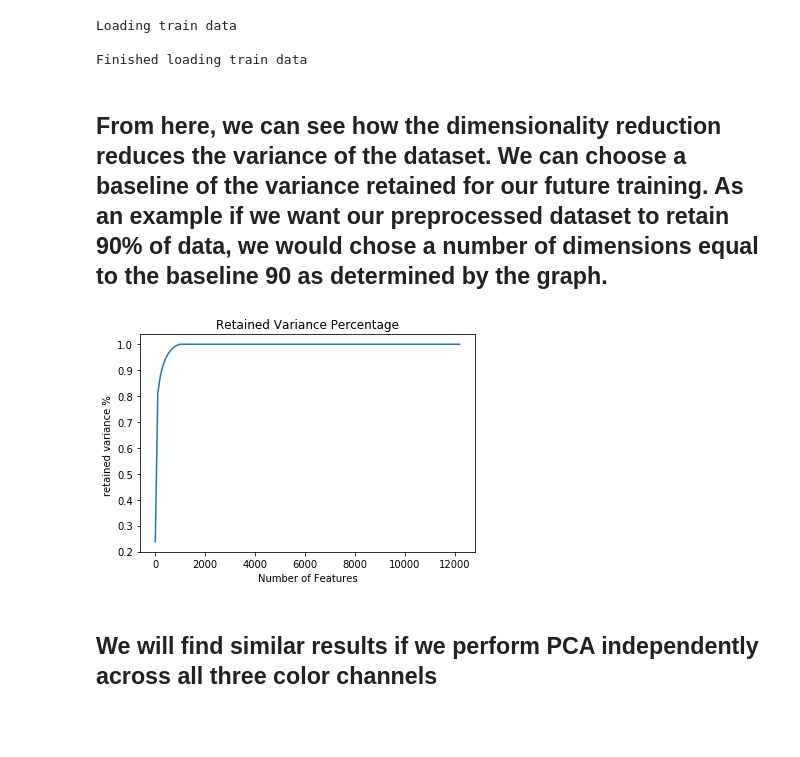
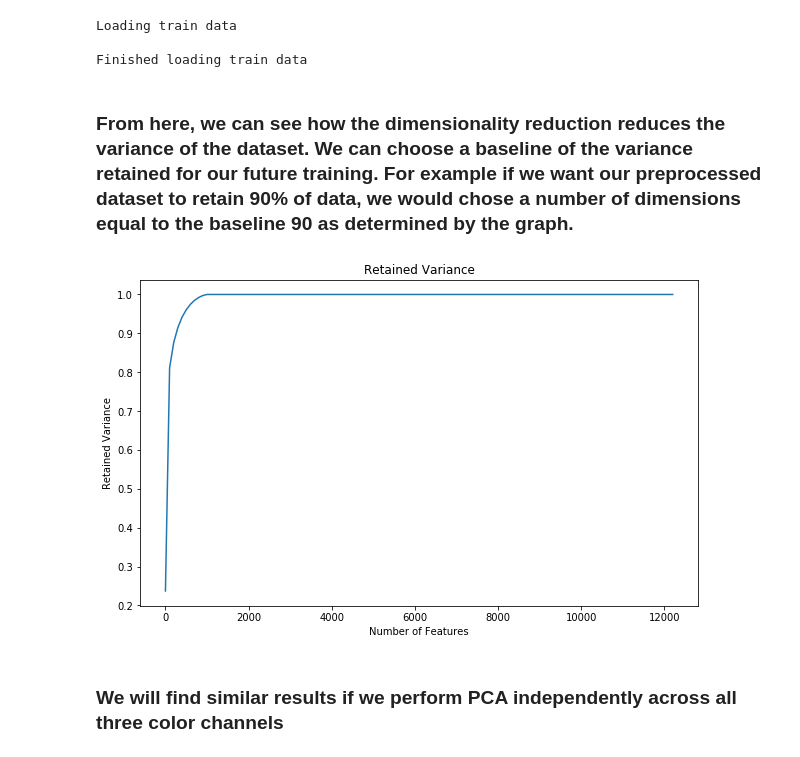
Before and after one commit to kevnnliu/cvproject-genclass, a Jupyter notebook: PCA Experimentation.ipynb, the cells around one changed output. Cells and saved outputs as stored; diff of their text form; code cells hidden in the pictures; blank space fills up the shorter version.

```diff
--- a/PCA Experimentation.ipynb
+++ b/PCA Experimentation.ipynb
@@ -23,7 +26,7 @@ X_copy = np.copy(X_train[:num_samples])
 # %%
 X_copy = X_copy.reshape((num_samples,-1))
 # %% [markdown]
-## From here, we can see how the dimensionality reduction reduces the variance of the dataset. We can choose a baseline of the variance retained for our future training. As an example if we want our preprocessed dataset to retain 90% of data, we would chose a number of dimensions equal to the baseline 90 as determined by the graph.
+### From here, we can see how the dimensionality reduction reduces the variance of the dataset. We can choose a baseline of the variance retained for our future training. For example if we want our preprocessed dataset to retain 90% of data, we would chose a number of dimensions equal to the baseline 90 as determined by the graph.
 # %%
 k_dimensions = [i for i in range(1, 12288, 100)]
 retained_variance_percentage = []
@@ -33,15 +36,16 @@ X_fit = pca.fit(X_copy)
 for k_dim in k_dimensions:
     retained_variance_percentage.append(np.sum(pca.explained_variance_ratio_[:k_dim]))
 # %%
+plt.figure(figsize=(10, 6))
 plt.plot(x_vals, retained_variance_percentage)
 plt.xlabel("Number of Features")
-plt.ylabel("retained variance % ")
-plt.title("Retained Variance Percentage")
+plt.ylabel("Retained Variance")
+plt.title("Retained Variance")
 plt.show()
 # %% [output]
-[figure, old version]
+[figure, new version]
 # %% [markdown]
-## We will find similar results if we perform PCA independently across all three color channels
+### We will find similar results if we perform PCA independently across all three color channels
 # %%
 X_red, X_blue, X_green = X_train[:num_samples,:,:,0], X_train[:num_samples,:,:,1], X_train[:num_samples,:,:,2]
 X_red = X_red.reshape((num_samples, -1))
```
Also changed, not shown: parts of 2 cells of this notebook, 5 other files.
